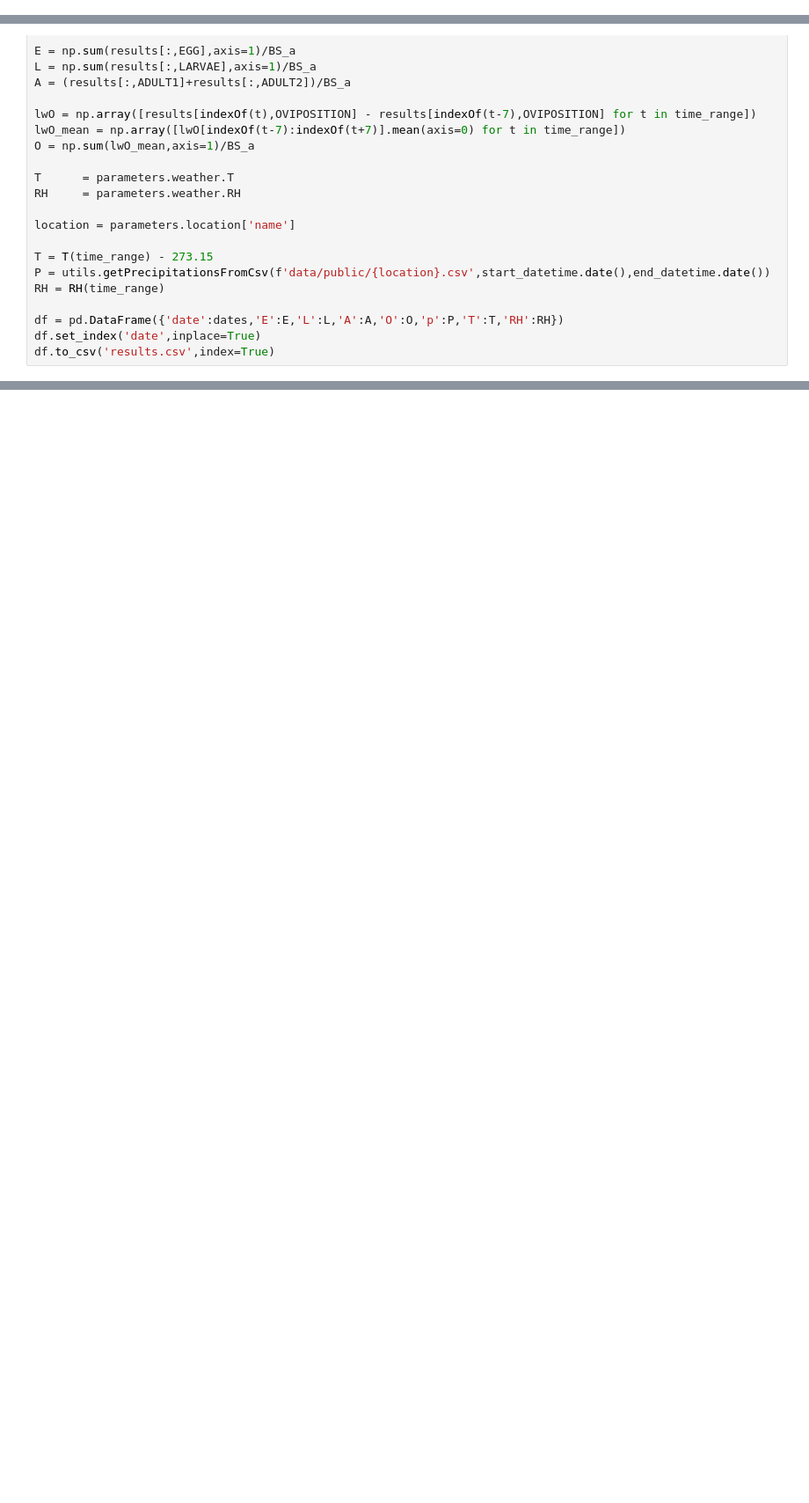
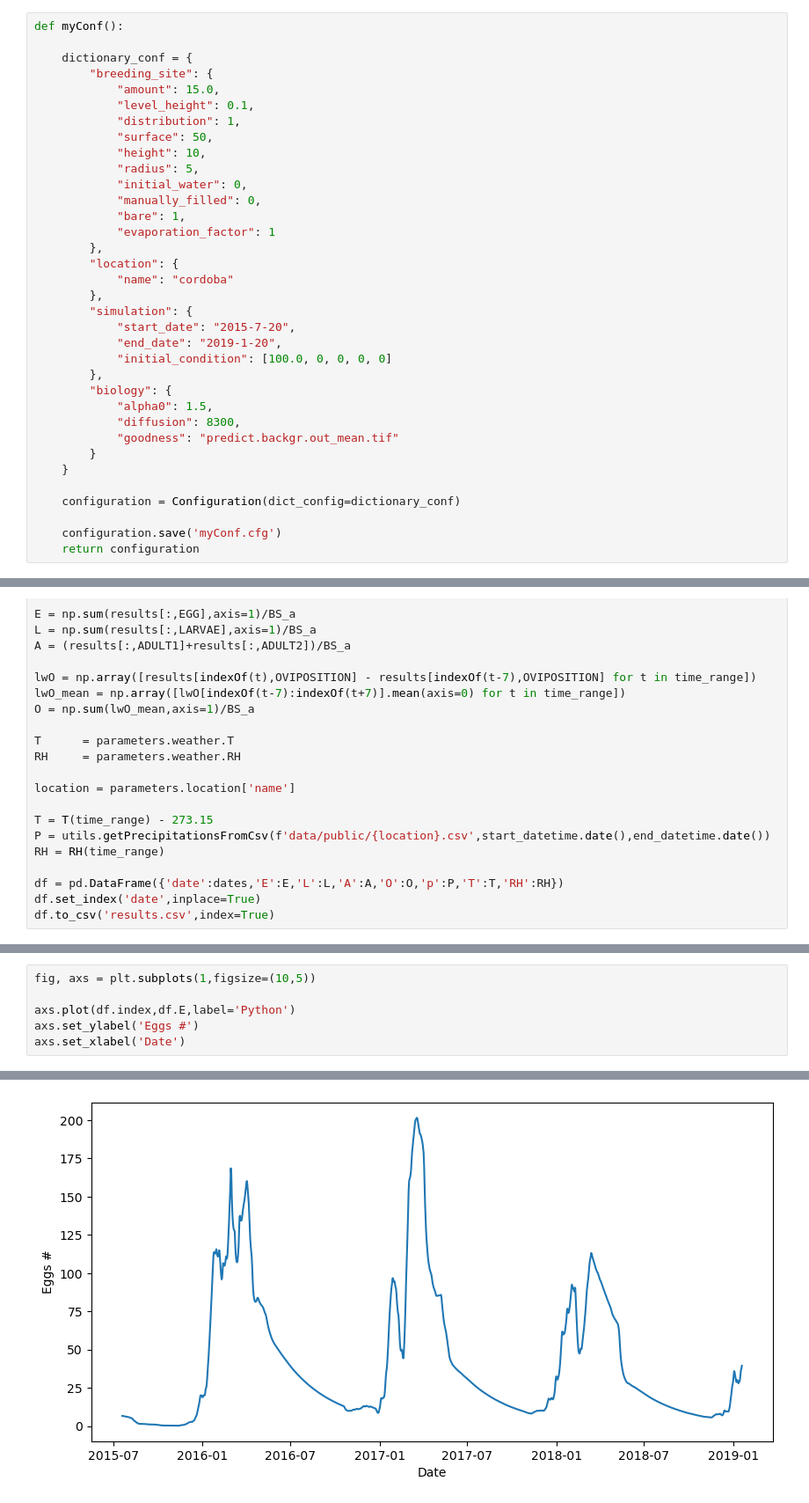
Before and after one commit to InstitutoGulich/aedes, a Jupyter notebook: example.ipynb, the cells around one changed output, grey strips where cells are left out. Shown at 88% size. Saved outputs shown, nothing was run; the diff lists cells and outputs as text; blank space fills up the shorter version.

Commit message:
update config.py

```diff
--- a/example.ipynb
+++ b/example.ipynb
@@ -33,3 +19,38 @@ def myConf():
+# %%
+def myConf():
+
+    dictionary_conf = {
+        "breeding_site": {
+            "amount": 15.0,
+            "level_height": 0.1,
+            "distribution": 1,
+            "surface": 50,
+            "height": 10,
+            "radius": 5,
+            "initial_water": 0,
+            "manually_filled": 0,
+            "bare": 1,
+            "evaporation_factor": 1
+        },
+        "location": {
+            "name": "cordoba"
+        },
+        "simulation": {
+            "start_date": "2015-7-20",
+            "end_date": "2019-1-20",
+            "initial_condition": [100.0, 0, 0, 0, 0]
+        },
+        "biology": {
+            "alpha0": 1.5,
+            "diffusion": 8300,
+            "goodness": "predict.backgr.out_mean.tif"
+        }
+    }
+
+    configuration = Configuration(dict_config=dictionary_conf)
+
+    configuration.save('myConf.cfg')
+    return configuration
 # %%
 configuration = myConf()
 
@@ -167,0 +102,7 @@ axs[1].set_ylabel('Relative error (%)');
+# %%
+fig, axs = plt.subplots(1,figsize=(10,5))
+
+axs.plot(df.index,df.E,label='Python')
+axs.set_ylabel('Eggs #')
+axs.set_xlabel('Date')
+# %% [output]
@@ -167,0 +110 @@ axs[1].set_ylabel('Relative error (%)');
+[figure, added]
```
Also changed, not shown: parts of 10 cells of this notebook, 1 other file.
